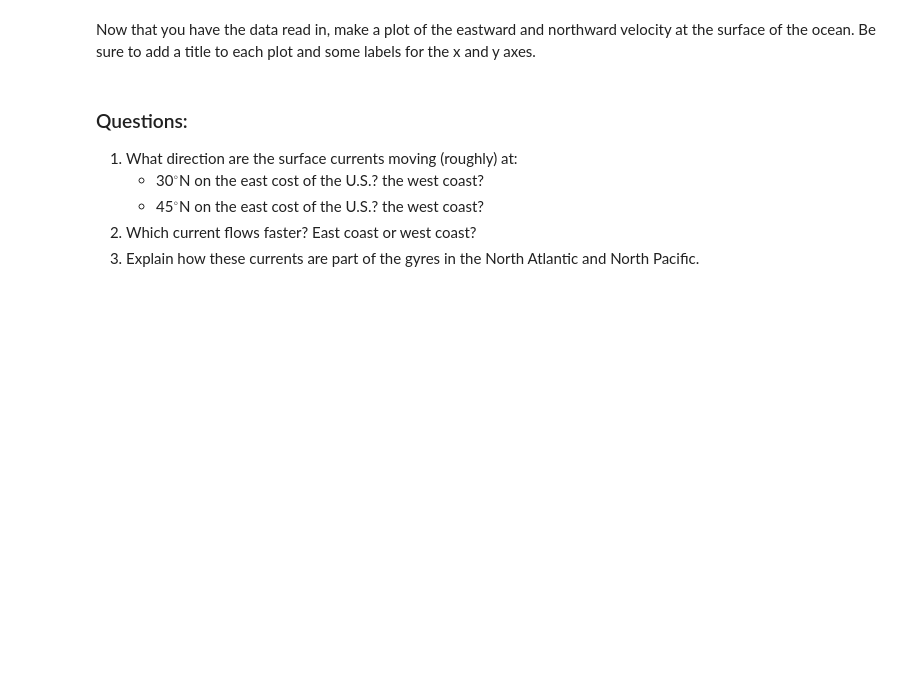
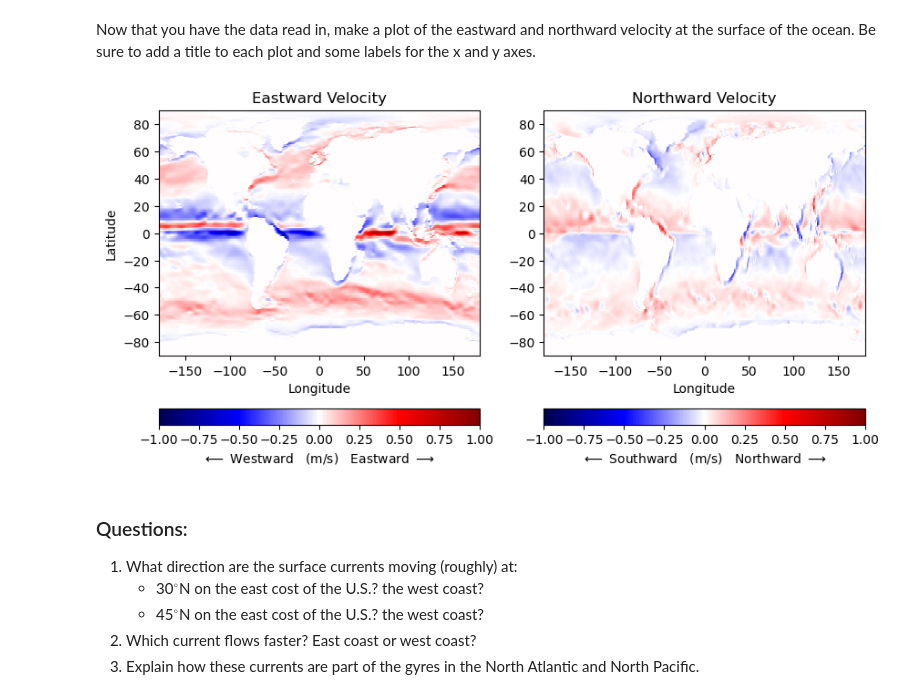
Before and after one commit to jonathan-manzano/cs185c-fall2024, a Jupyter notebook: homework/homework_2/HW2 US Boundary Currents.ipynb, the cells around one changed output. Cells and saved outputs as stored; diff of their text form; code cells hidden in the pictures; blank space fills up the shorter version.

```diff
--- a/homework/homework_2/HW2 US Boundary Currents.ipynb
+++ b/homework/homework_2/HW2 US Boundary Currents.ipynb
@@ -18,3 +24,5 @@ First, examine the mean velocity on the west and east coasts of the U.S. Begin b
 # %%
 # read in the EVEL and VVEL files to an xarray dataset
 # note that these files must be in the same folder as this notebook
+ds_east = xr.open_dataset('EVEL_2015_12.nc')
+ds_north = xr.open_dataset('NVEL_2015_12.nc')
@@ -21,3 +69,7 @@ First, examine the mean velocity on the west and east coasts of the U.S. Begin b
 # %%
 # store the velocity components and longitude/latitude data
 # into numpy arrays
+evel = np.array(ds_east['EVEL'])
+nvel = np.array(ds_north['NVEL'])
+lon = np.array(ds_east['longitude'])
+lat = np.array(ds_east['latitude'])
@@ -26,18 +98,30 @@ Now that you have the data read in, make a plot of the eastward and northward ve
 # %%
 # make a plot of the velocity components (one for each)
 # use a divergent colormap (such as seismic) to visualize the data
 # for interpretation, it will likely be helpful to adjust the data
 # bounds to be +/- 0.5 or even +/- 0.1
 
 # make a figure
 fig = plt.figure(figsize=(10,5))
 
 # make a subplot for the eastward velocity at the surface
 plt.subplot(1,2,1)
-
+C = plt.pcolormesh(lon,lat,evel[0, 0, :, :], vmin = -1, vmax=1, cmap='seismic')
+plt.colorbar(C, orientation='horizontal',
+             label='$\longleftarrow$ Westward   (m/s)   Eastward $\longrightarrow$' )
+plt.title('Eastward Velocity')
+plt.ylabel('Latitude')
+plt.xlabel('Longitude')
 
 # make a subplot for the northward velocity at the surface
 plt.subplot(1,2,2)
+C = plt.pcolormesh(lon,lat,nvel[0, 0, :, :], vmin = -1, vmax=1, cmap='seismic')
+plt.colorbar(C, orientation='horizontal',
+             label='$\longleftarrow$ Southward   (m/s)   Northward $\longrightarrow$' )
+plt.xlabel('Longitude')
+plt.title('Northward Velocity');
+# %% [output]
+[figure, added]
 # %% [markdown]
 ### Questions:
 1. What direction are the surface currents moving (roughly) at:
```
Also changed, not shown: parts of 19 cells of this notebook.
